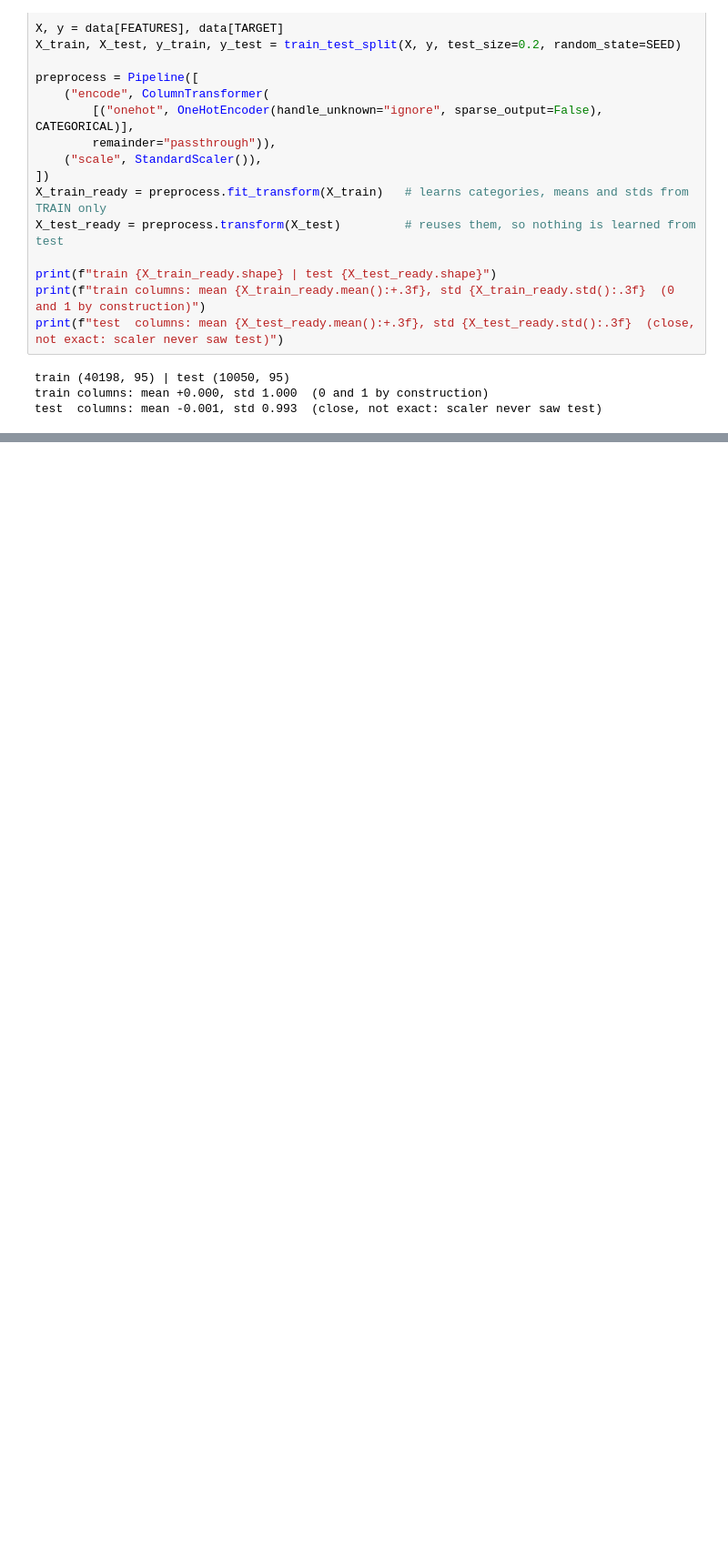
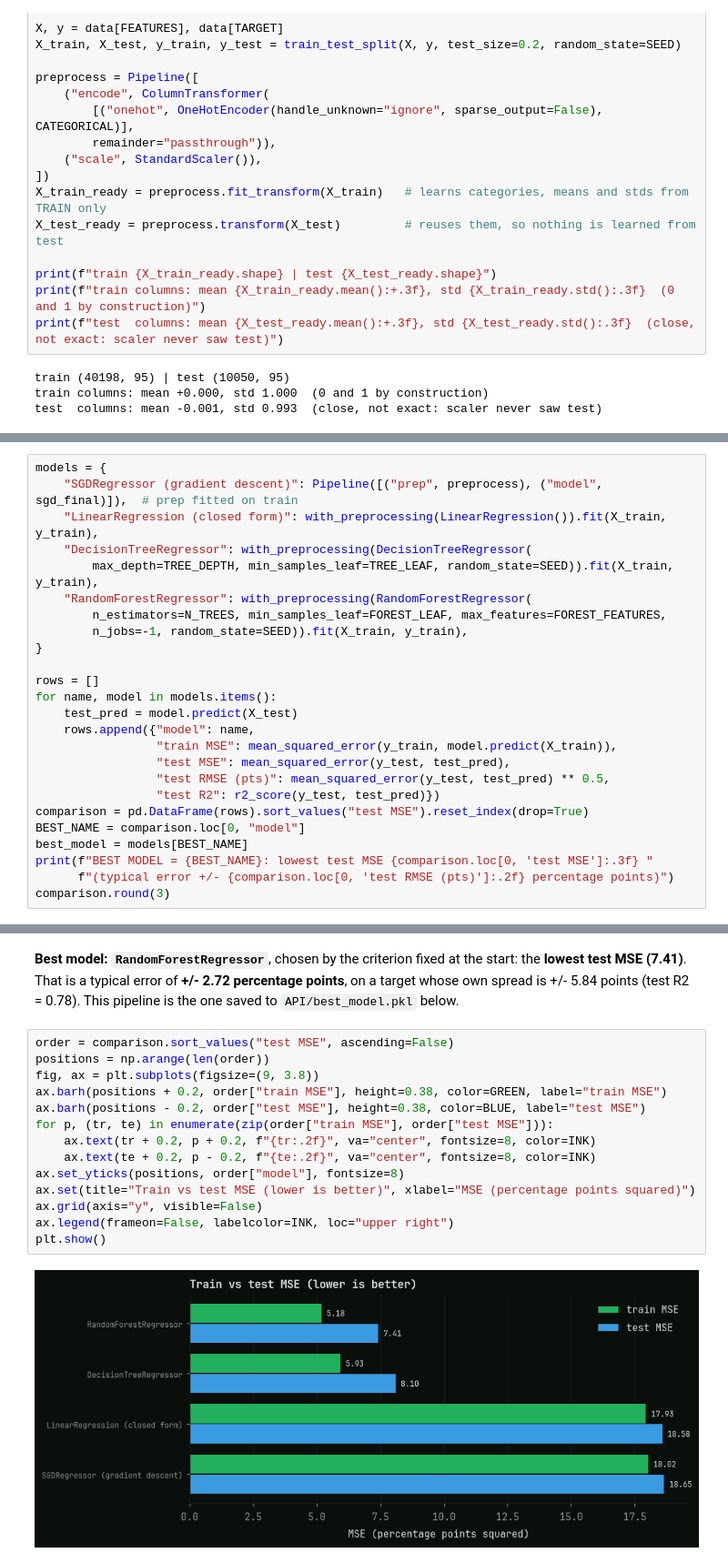
Before and after one commit to Jobealieu/linear_regression_model, a Jupyter notebook: summative/linear_regression/multivariate.ipynb, the cells around one changed output, grey strips where cells are left out. Shown at 91% size. Cells and saved outputs as stored; diff of their text form; blank space fills up the shorter version.

```diff
--- a/summative/linear_regression/multivariate.ipynb
+++ b/summative/linear_regression/multivariate.ipynb
@@ -357,0 +539,25 @@ test  columns: mean -0.001, std 0.993  (close, not exact: scaler never saw test)
+# %%
+models = {
+    "SGDRegressor (gradient descent)": Pipeline([("prep", preprocess), ("model", sgd_final)]),  # prep fitted on train
+    "LinearRegression (closed form)": with_preprocessing(LinearRegression()).fit(X_train, y_train),
+    "DecisionTreeRegressor": with_preprocessing(DecisionTreeRegressor(
+        max_depth=TREE_DEPTH, min_samples_leaf=TREE_LEAF, random_state=SEED)).fit(X_train, y_train),
+    "RandomForestRegressor": with_preprocessing(RandomForestRegressor(
+        n_estimators=N_TREES, min_samples_leaf=FOREST_LEAF, max_features=FOREST_FEATURES,
+        n_jobs=-1, random_state=SEED)).fit(X_train, y_train),
+}
+
+rows = []
+for name, model in models.items():
+    test_pred = model.predict(X_test)
+    rows.append({"model": name,
+                 "train MSE": mean_squared_error(y_train, model.predict(X_train)),
+                 "test MSE": mean_squared_error(y_test, test_pred),
+                 "test RMSE (pts)": mean_squared_error(y_test, test_pred) ** 0.5,
+                 "test R2": r2_score(y_test, test_pred)})
+comparison = pd.DataFrame(rows).sort_values("test MSE").reset_index(drop=True)
+BEST_NAME = comparison.loc[0, "model"]
+best_model = models[BEST_NAME]
+print(f"BEST MODEL = {BEST_NAME}: lowest test MSE {comparison.loc[0, 'test MSE']:.3f} "
+      f"(typical error +/- {comparison.loc[0, 'test RMSE (pts)']:.2f} percentage points)")
+comparison.round(3)
@@ -357,0 +571,18 @@ test  columns: mean -0.001, std 0.993  (close, not exact: scaler never saw test)
+# %% [markdown]
+**Best model: `RandomForestRegressor`**, chosen by the criterion fixed at the start: the **lowest test MSE (7.41)**. That is a typical error of **+/- 2.72 percentage points**, on a target whose own spread is +/- 5.84 points (test R2 = 0.78). This pipeline is the one saved to `API/best_model.pkl` below.
+# %%
+order = comparison.sort_values("test MSE", ascending=False)
+positions = np.arange(len(order))
+fig, ax = plt.subplots(figsize=(9, 3.8))
+ax.barh(positions + 0.2, order["train MSE"], height=0.38, color=GREEN, label="train MSE")
+ax.barh(positions - 0.2, order["test MSE"], height=0.38, color=BLUE, label="test MSE")
+for p, (tr, te) in enumerate(zip(order["train MSE"], order["test MSE"])):
+    ax.text(tr + 0.2, p + 0.2, f"{tr:.2f}", va="center", fontsize=8, color=INK)
+    ax.text(te + 0.2, p - 0.2, f"{te:.2f}", va="center", fontsize=8, color=INK)
+ax.set_yticks(positions, order["model"], fontsize=8)
+ax.set(title="Train vs test MSE (lower is better)", xlabel="MSE (percentage points squared)")
+ax.grid(axis="y", visible=False)
+ax.legend(frameon=False, labelcolor=INK, loc="upper right")
+plt.show()
+# %% [output]
+[figure, added]
```
Also changed, not shown: parts of 25 cells of this notebook.
